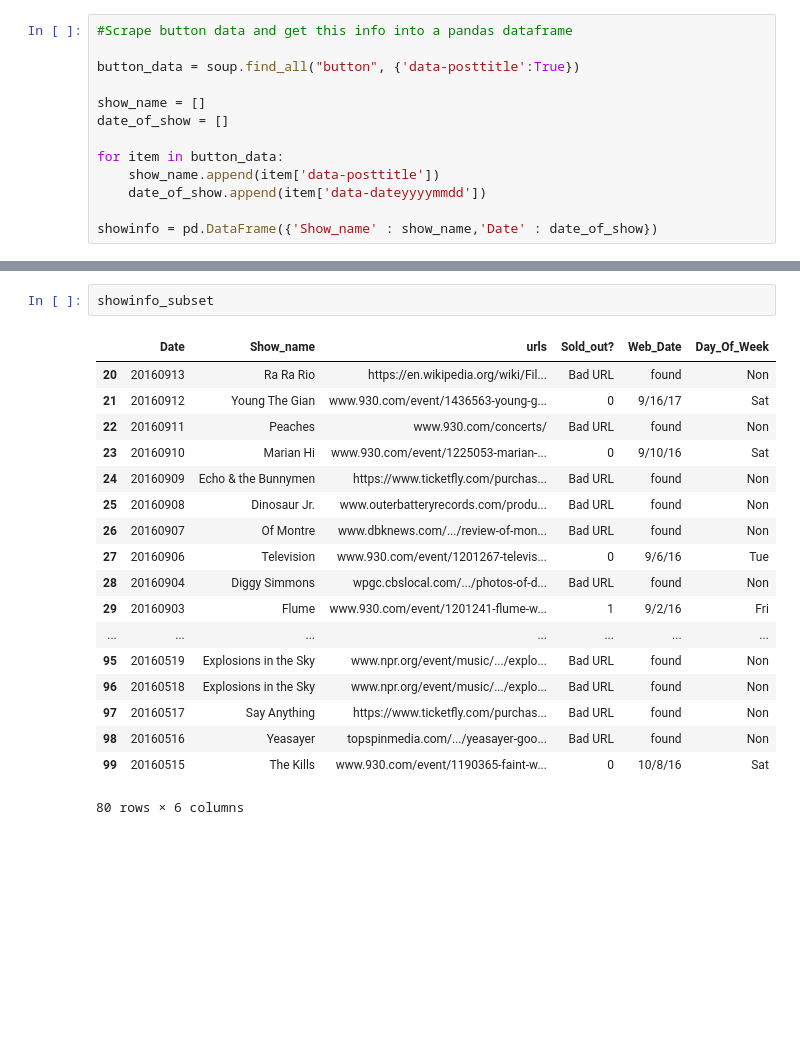
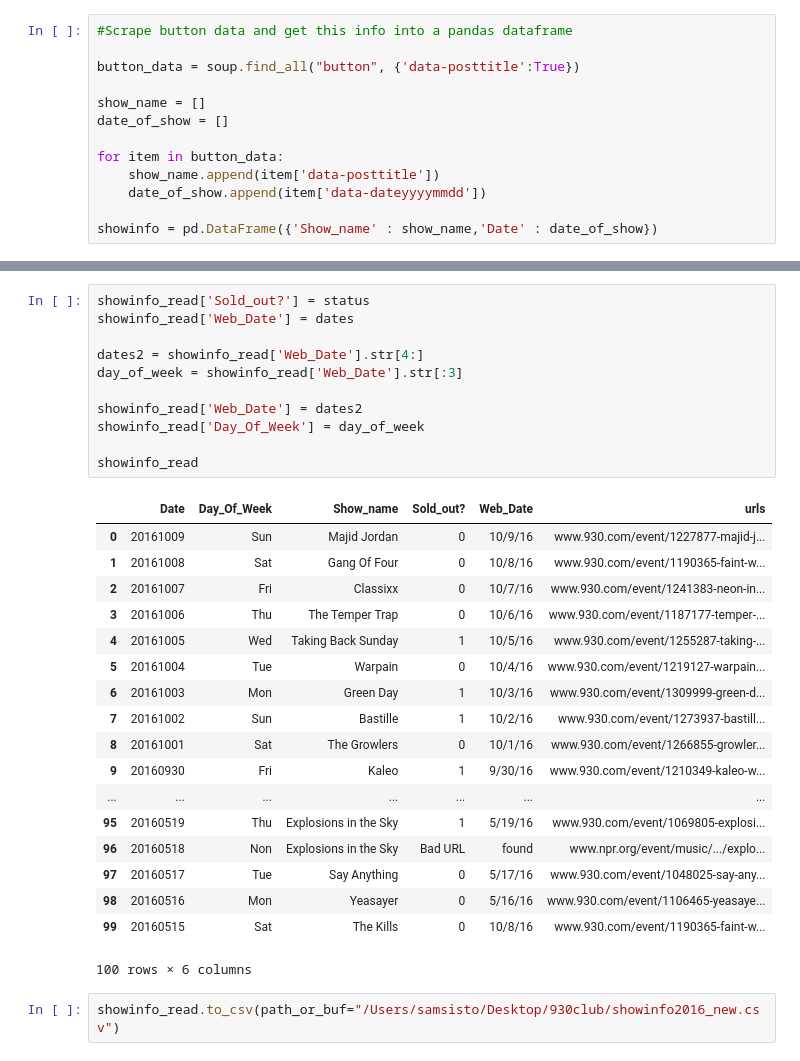
Before and after one commit to samsisto-db/930club, a Jupyter notebook: pull_previous_shows.ipynb, the cells around one changed output, grey strips where cells are left out. Saved outputs shown, nothing was run; the diff lists cells and outputs as text; blank space fills up the shorter version.

```diff
--- a/pull_previous_shows.ipynb
+++ b/pull_previous_shows.ipynb
@@ -213,23 +245,34 @@ See the caveats in the documentation: http://pandas.pydata.org/pandas-docs/stabl
-# %%
-showinfo_subset
-# %% [output]
-|  | Date | Show_name | urls | Sold_out? | Web_Date | Day_Of_Week |
-| 20 | 20160913 | Ra Ra Rio | https://en.wikipedia.org/wiki/Fil... | Bad URL | found | Non |
-| 21 | 20160912 | Young The Gian | www.930.com/event/1436563-young-g... | 0 | 9/16/17 | Sat |
-| 22 | 20160911 | Peaches | www.930.com/concerts/ | Bad URL | found | Non |
-| 23 | 20160910 | Marian Hi | www.930.com/event/1225053-marian-... | 0 | 9/10/16 | Sat |
-| 24 | 20160909 | Echo & the Bunnymen | https://www.ticketfly.com/purchas... | Bad URL | found | Non |
-| 25 | 20160908 | Dinosaur Jr. | www.outerbatteryrecords.com/produ... | Bad URL | found | Non |
-| 26 | 20160907 | Of Montre | www.dbknews.com/.../review-of-mon... | Bad URL | found | Non |
-| 27 | 20160906 | Television | www.930.com/event/1201267-televis... | 0 | 9/6/16 | Tue |
-| 28 | 20160904 | Diggy Simmons | wpgc.cbslocal.com/.../photos-of-d... | Bad URL | found | Non |
-| 29 | 20160903 | Flume | www.930.com/event/1201241-flume-w... | 1 | 9/2/16 | Fri |
-| ... | ... | ... | ... | ... | ... | ... |
-| 95 | 20160519 | Explosions in the Sky | www.npr.org/event/music/.../explo... | Bad URL | found | Non |
-| 96 | 20160518 | Explosions in the Sky | www.npr.org/event/music/.../explo... | Bad URL | found | Non |
-| 97 | 20160517 | Say Anything | https://www.ticketfly.com/purchas... | Bad URL | found | Non |
-| 98 | 20160516 | Yeasayer | topspinmedia.com/.../yeasayer-goo... | Bad URL | found | Non |
-| 99 | 20160515 | The Kills | www.930.com/event/1190365-faint-w... | 0 | 10/8/16 | Sat |
-80 rows × 6 columns
+# %%
+showinfo_read['Sold_out?'] = status
+showinfo_read['Web_Date'] = dates
+
+dates2 = showinfo_read['Web_Date'].str[4:]
+day_of_week = showinfo_read['Web_Date'].str[:3]
+
+showinfo_read['Web_Date'] = dates2
+showinfo_read['Day_Of_Week'] = day_of_week
+
+showinfo_read
+# %% [output]
+|  | Date | Day_Of_Week | Show_name | Sold_out? | Web_Date | urls |
+| 0 | 20161009 | Sun | Majid Jordan | 0 | 10/9/16 | www.930.com/event/1227877-majid-j... |
+| 1 | 20161008 | Sat | Gang Of Four | 0 | 10/8/16 | www.930.com/event/1190365-faint-w... |
+| 2 | 20161007 | Fri | Classixx | 0 | 10/7/16 | www.930.com/event/1241383-neon-in... |
+| 3 | 20161006 | Thu | The Temper Trap | 0 | 10/6/16 | www.930.com/event/1187177-temper-... |
+| 4 | 20161005 | Wed | Taking Back Sunday | 1 | 10/5/16 | www.930.com/event/1255287-taking-... |
+| 5 | 20161004 | Tue | Warpain | 0 | 10/4/16 | www.930.com/event/1219127-warpain... |
+| 6 | 20161003 | Mon | Green Day | 1 | 10/3/16 | www.930.com/event/1309999-green-d... |
+| 7 | 20161002 | Sun | Bastille | 1 | 10/2/16 | www.930.com/event/1273937-bastill... |
+| 8 | 20161001 | Sat | The Growlers | 0 | 10/1/16 | www.930.com/event/1266855-growler... |
+| 9 | 20160930 | Fri | Kaleo | 1 | 9/30/16 | www.930.com/event/1210349-kaleo-w... |
+| ... | ... | ... | ... | ... | ... | ... |
+| 95 | 20160519 | Thu | Explosions in the Sky | 1 | 5/19/16 | www.930.com/event/1069805-explosi... |
+| 96 | 20160518 | Non | Explosions in the Sky | Bad URL | found | www.npr.org/event/music/.../explo... |
+| 97 | 20160517 | Tue | Say Anything | 0 | 5/17/16 | www.930.com/event/1048025-say-any... |
+| 98 | 20160516 | Mon | Yeasayer | 0 | 5/16/16 | www.930.com/event/1106465-yeasaye... |
+| 99 | 20160515 | Sat | The Kills | 0 | 10/8/16 | www.930.com/event/1190365-faint-w... |
+100 rows × 6 columns
+# %%
+showinfo_read.to_csv(path_or_buf="/Users/samsisto/Desktop/930club/showinfo2016_new.csv")
 # %%
 #read in existing data accumulated
```
Also changed, not shown: parts of 13 cells of this notebook, 2 other files.
